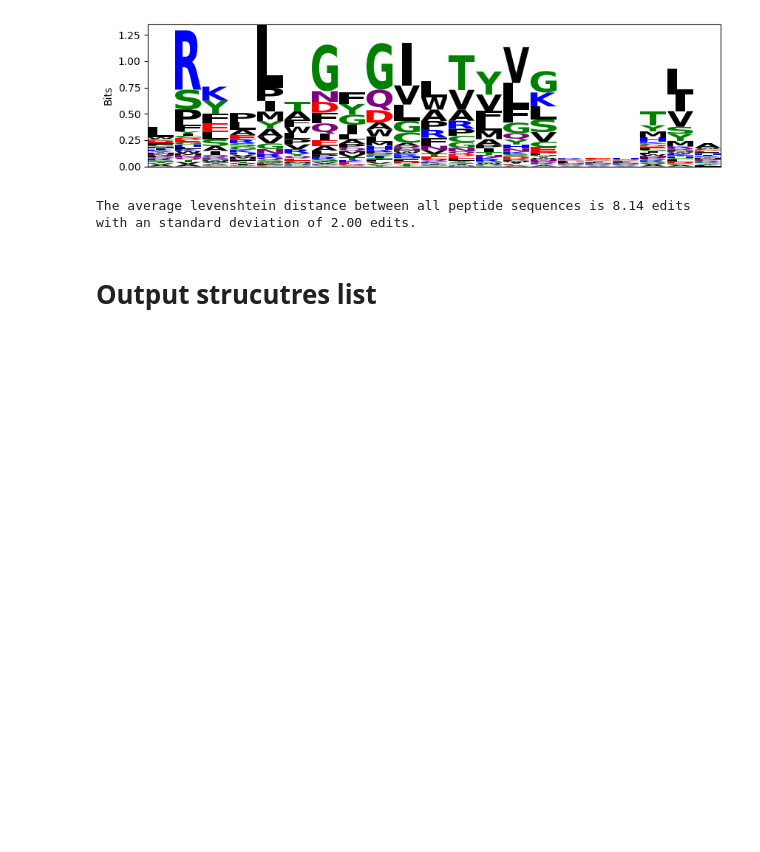
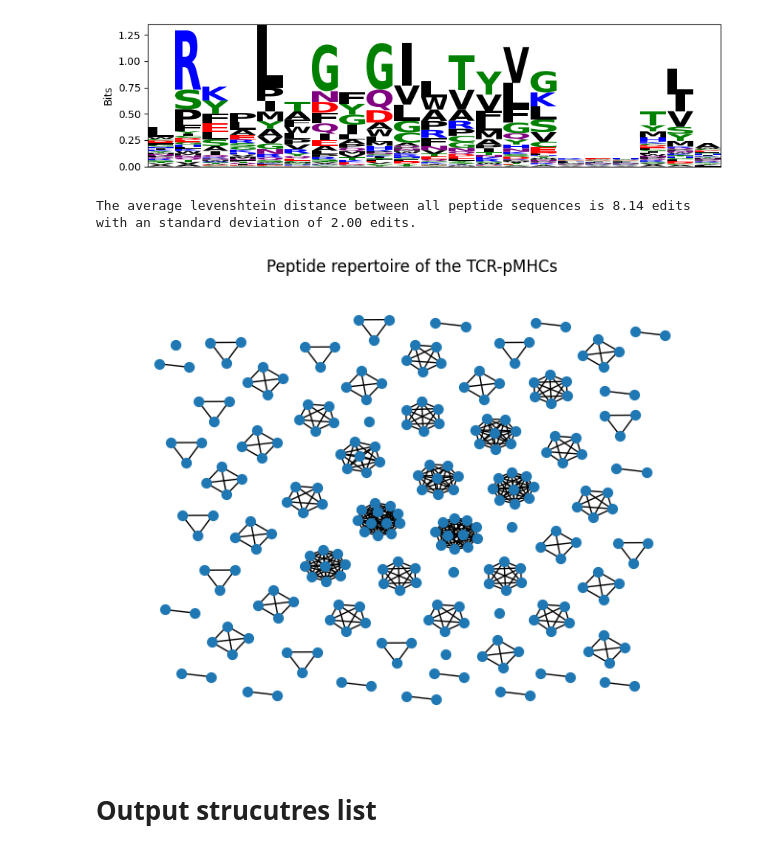
Before and after one commit to benjiemc/tcr-pmhc-interface-analysis, a Jupyter notebook: notebooks/Summary_of_apo_holo_data.ipynb, the cells around one changed output. Cells and saved outputs as stored; diff of their text form; code cells hidden in the pictures; blank space fills up the shorter version.

Commit message:
Add graph of peptide usage

```diff
--- a/notebooks/Summary_of_apo_holo_data.ipynb
+++ b/notebooks/Summary_of_apo_holo_data.ipynb
@@ -215,6 +214,35 @@ print(f'The average levenshtein distance between all peptide sequences is {np.av
       f'with an standard deviation of {np.std(distance_matrix):.2f} edits.')
 # %% [output]
 The average levenshtein distance between all peptide sequences is 8.14 edits with an standard deviation of 2.00 edits.
+# %%
+CUTOFF_PERCENT = 90
+
+sequence_lengths = np.array([len(seq) for seq in sequences])
+grid1, grid2 = np.meshgrid(sequence_lengths, sequence_lengths)
+
+max_lengths = np.maximum(grid1, grid2)
+sequence_percent_identities = ((max_lengths - distance_matrix) / max_lengths) * 100
+
+similar_peptides = sequence_percent_identities > CUTOFF_PERCENT
+# %%
+G = nx.Graph()
+G.add_nodes_from(range(sequences.shape[0]))
+
+for i in range(1, sequences.shape[0]):
+    for j in range(i + 1, sequences.shape[0]):
+        if similar_peptides[i, j]:
+            G.add_edge(i, j, weight=sequence_percent_identities[i, j] / 100)
+# %%
+positions = nx.nx_agraph.graphviz_layout(G, prog="neato")
+
+nx.draw(G, positions, node_size=50)
+
+plt.title('Peptide repertoire of the TCR-pMHCs')
+
+plt.savefig('../report/figures/peptide_usage_graph.svg')
+plt.show()
+# %% [output]
+[figure, added]
 # %% [markdown]
 # Output strucutres list
 # %%
```
Also changed, not shown: parts of 1 cell of this notebook.
